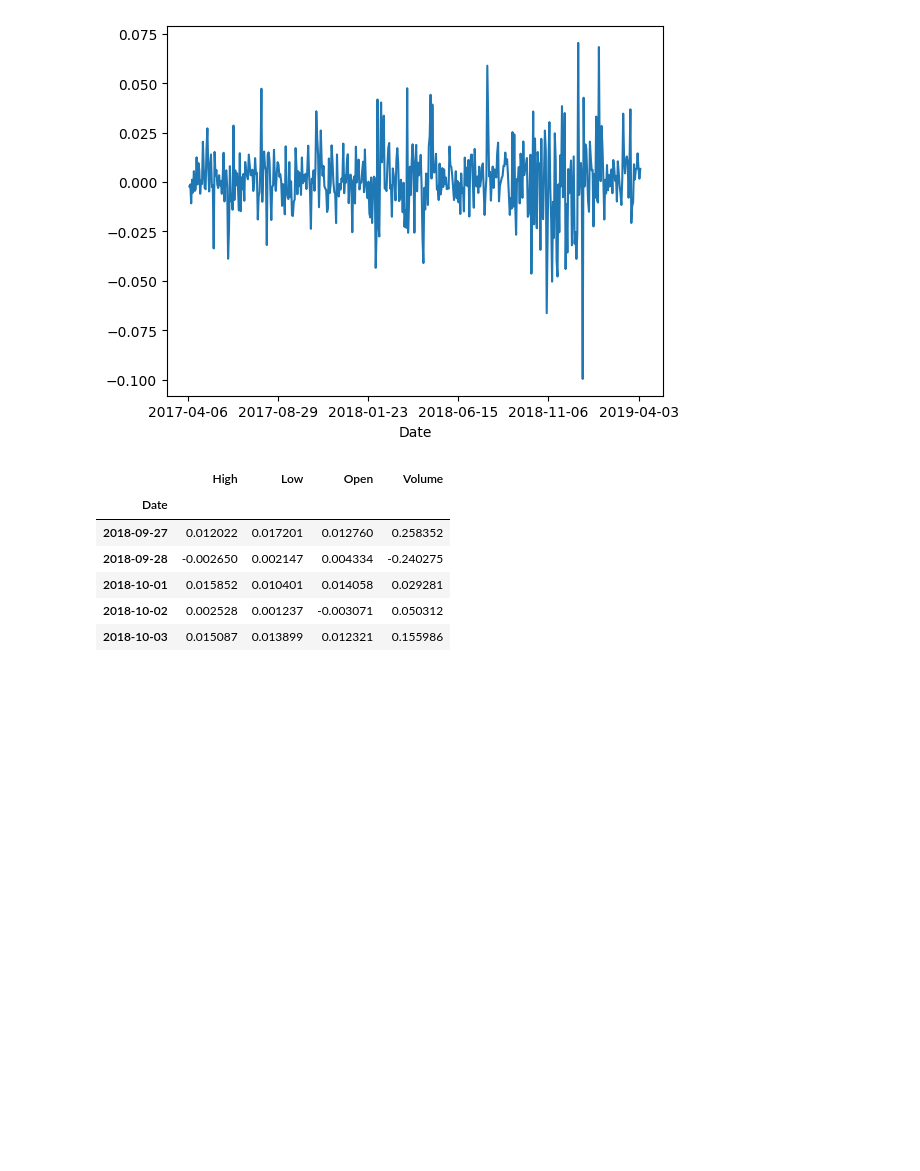
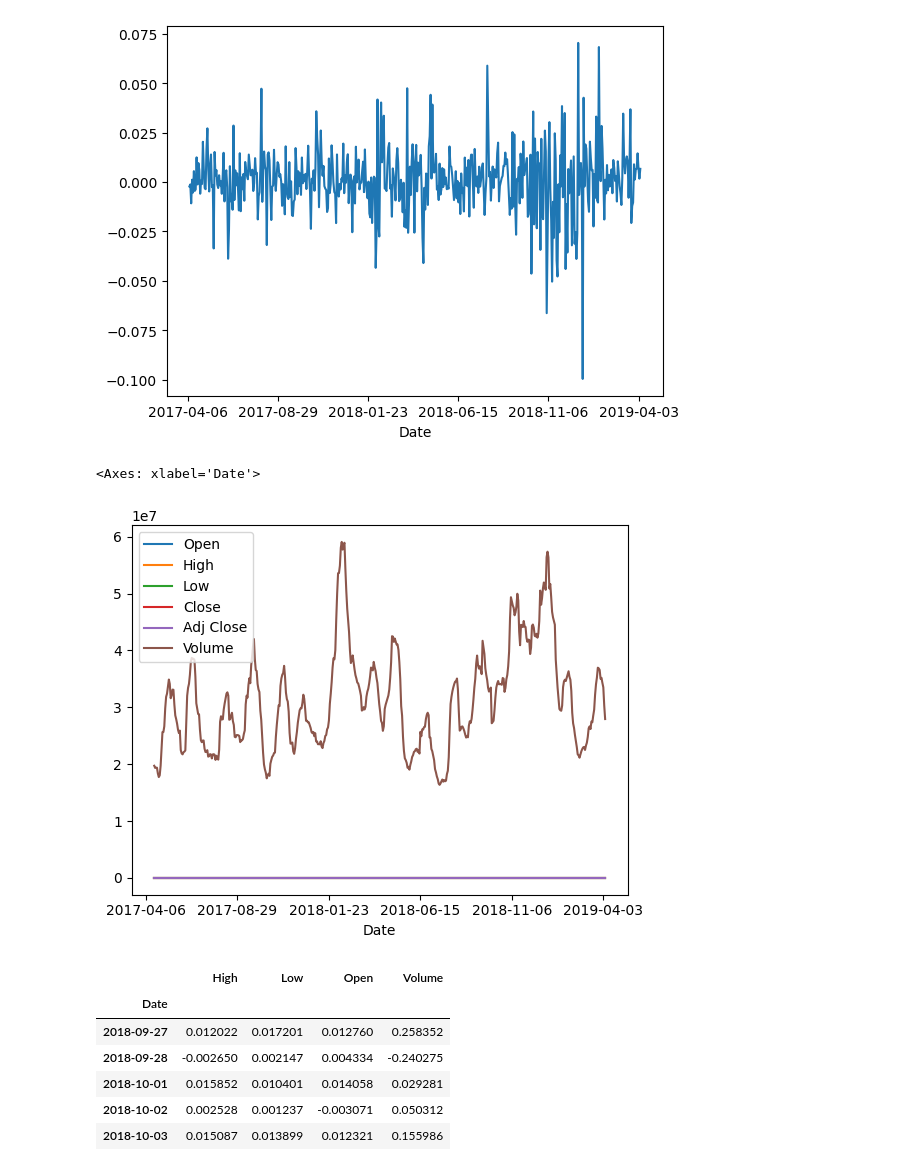
Before and after one commit to cyberone1812/CMUDeepLearning, a Jupyter notebook: dele_rnn_w7_keras.ipynb, the cells around one changed output. Cells and saved outputs as stored; diff of their text form; code cells hidden in the pictures; blank space fills up the shorter version.

```diff
--- a/dele_rnn_w7_keras.ipynb
+++ b/dele_rnn_w7_keras.ipynb
@@ -43,6 +53,11 @@ apple['Adj Close'].pct_change().plot()
 # %% [output]
 <Axes: xlabel='Date'>
 [figure]
+# %%
+apple.rolling(window = 10).mean().plot()
+# %% [output]
+<Axes: xlabel='Date'>
+[figure, added]
 # %%
 #determine X and y
 apple_pchange = apple.pct_change().dropna()
```
Also changed, not shown: parts of 22 cells of this notebook.
